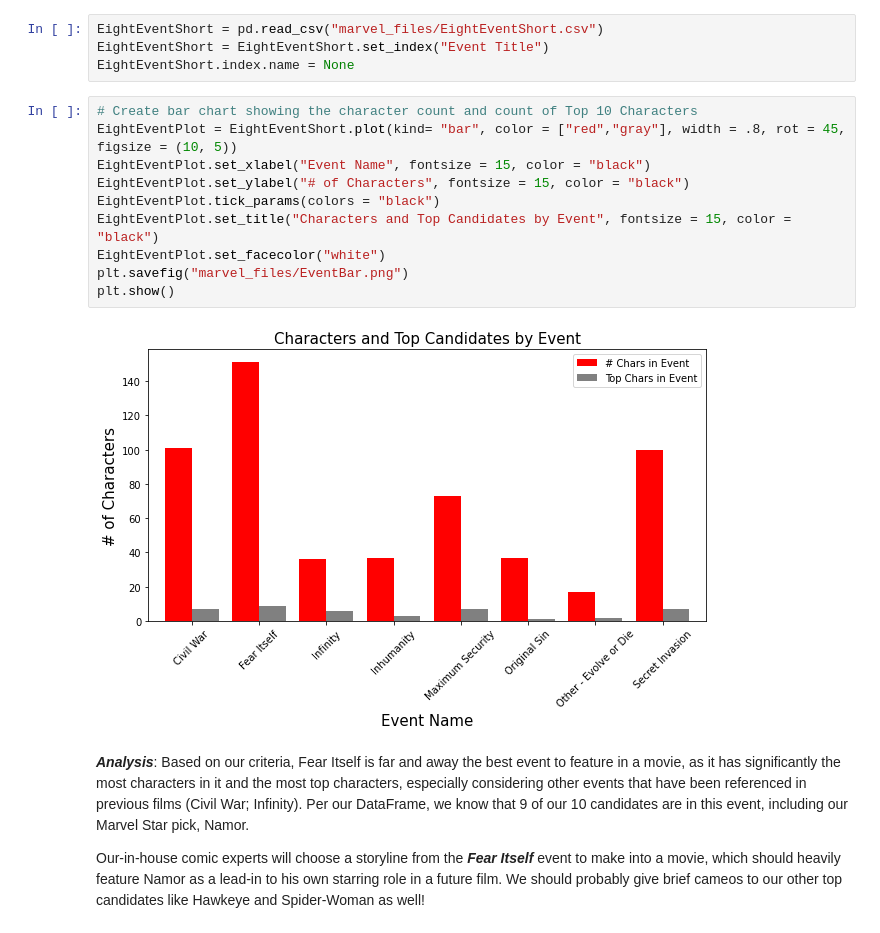
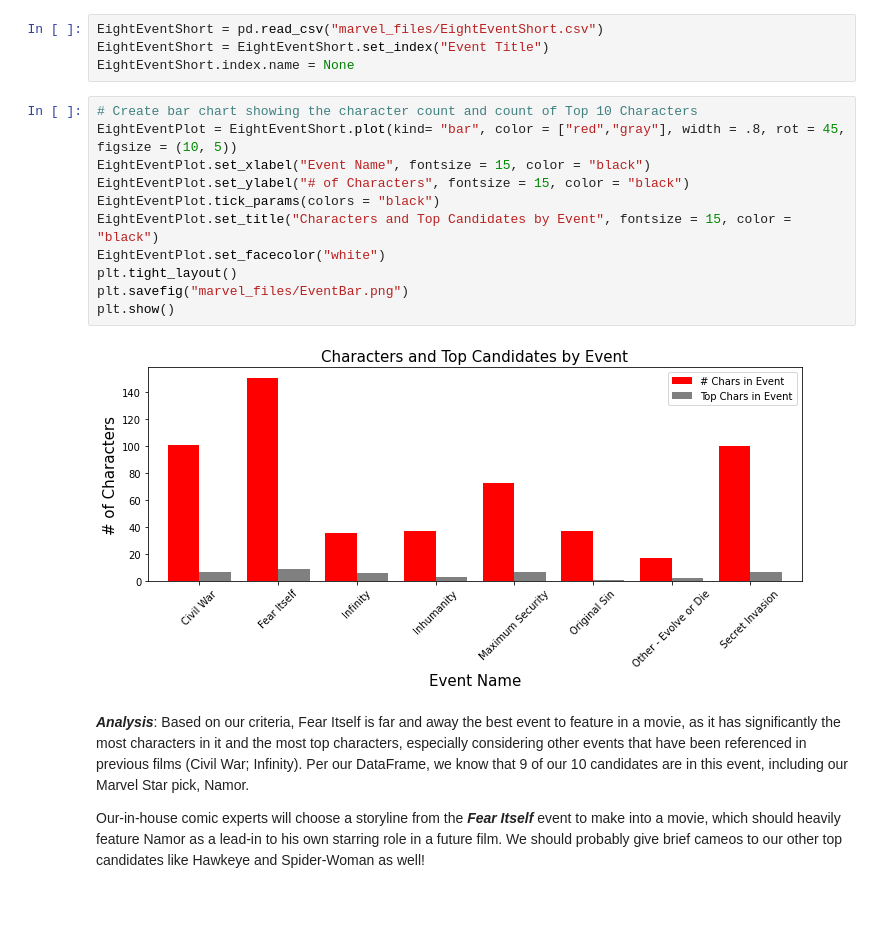
Before and after one commit to pnisenson/marvel-star, a Jupyter notebook: Final Data Analysis - Marvelous Data Miners.ipynb, the cells around one changed output. Drawn from its saved outputs; the diff is of its cells as text; blank space fills up the shorter version.

```diff
--- a/Final Data Analysis - Marvelous Data Miners.ipynb
+++ b/Final Data Analysis - Marvelous Data Miners.ipynb
@@ -122,15 +125,16 @@ EightEventShort.index.name = None
 # %%
 # Create bar chart showing the character count and count of Top 10 Characters
 EightEventPlot = EightEventShort.plot(kind= "bar", color = ["red","gray"], width = .8, rot = 45, figsize = (10, 5))
 EightEventPlot.set_xlabel("Event Name", fontsize = 15, color = "black")
 EightEventPlot.set_ylabel("# of Characters", fontsize = 15, color = "black")
 EightEventPlot.tick_params(colors = "black")
 EightEventPlot.set_title("Characters and Top Candidates by Event", fontsize = 15, color = "black")
 EightEventPlot.set_facecolor("white")
+plt.tight_layout()
 plt.savefig("marvel_files/EventBar.png")
 plt.show()
 # %% [output]
-[figure, old version]
+[figure, new version]
 # %% [markdown]
 ***Analysis***: Based on our criteria, Fear Itself is far and away the best event to feature in a movie, as it has significantly the most characters in it and the most top characters, especially considering other events that have been referenced in previous films (Civil War; Infinity). Per our DataFrame, we know that 9 of our 10 candidates are in this event, including our Marvel Star pick, Namor.
 
```
Also changed, not shown: parts of 2 cells of this notebook, 7 other files.
